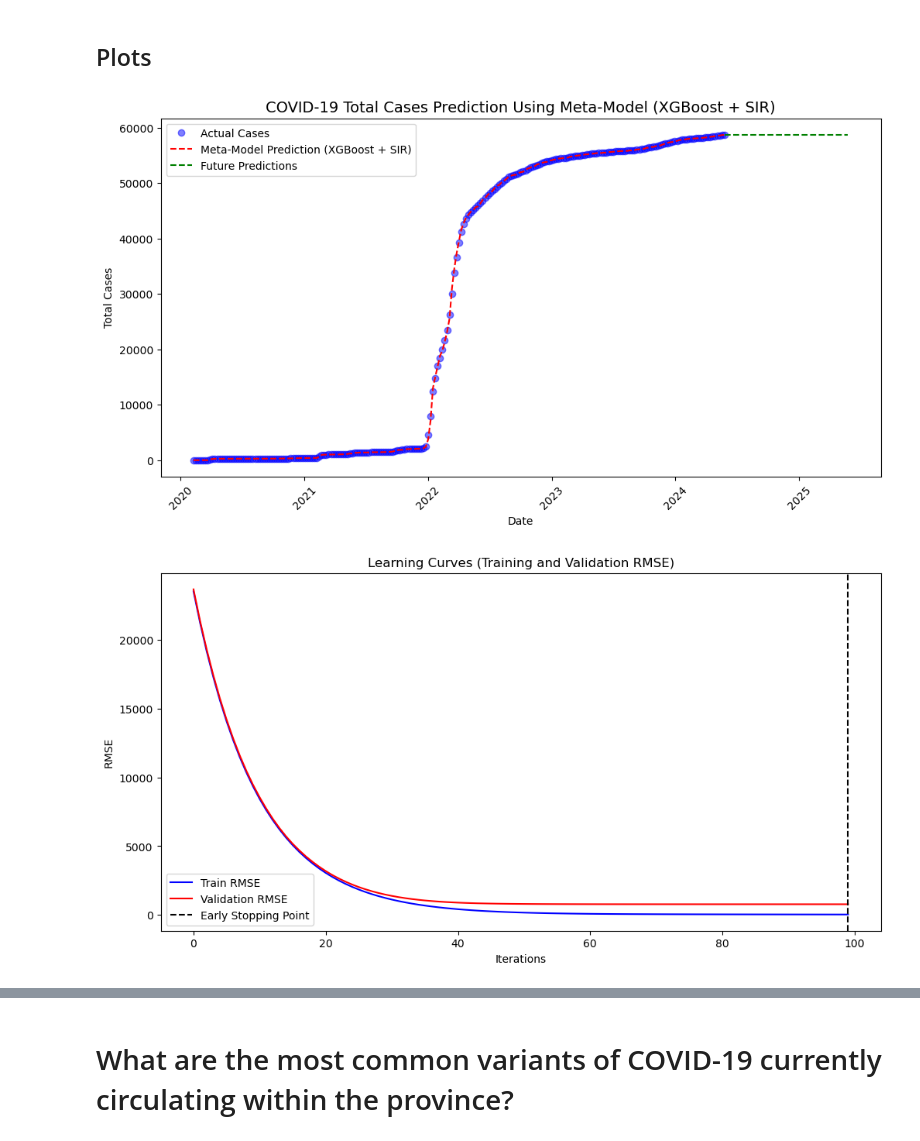
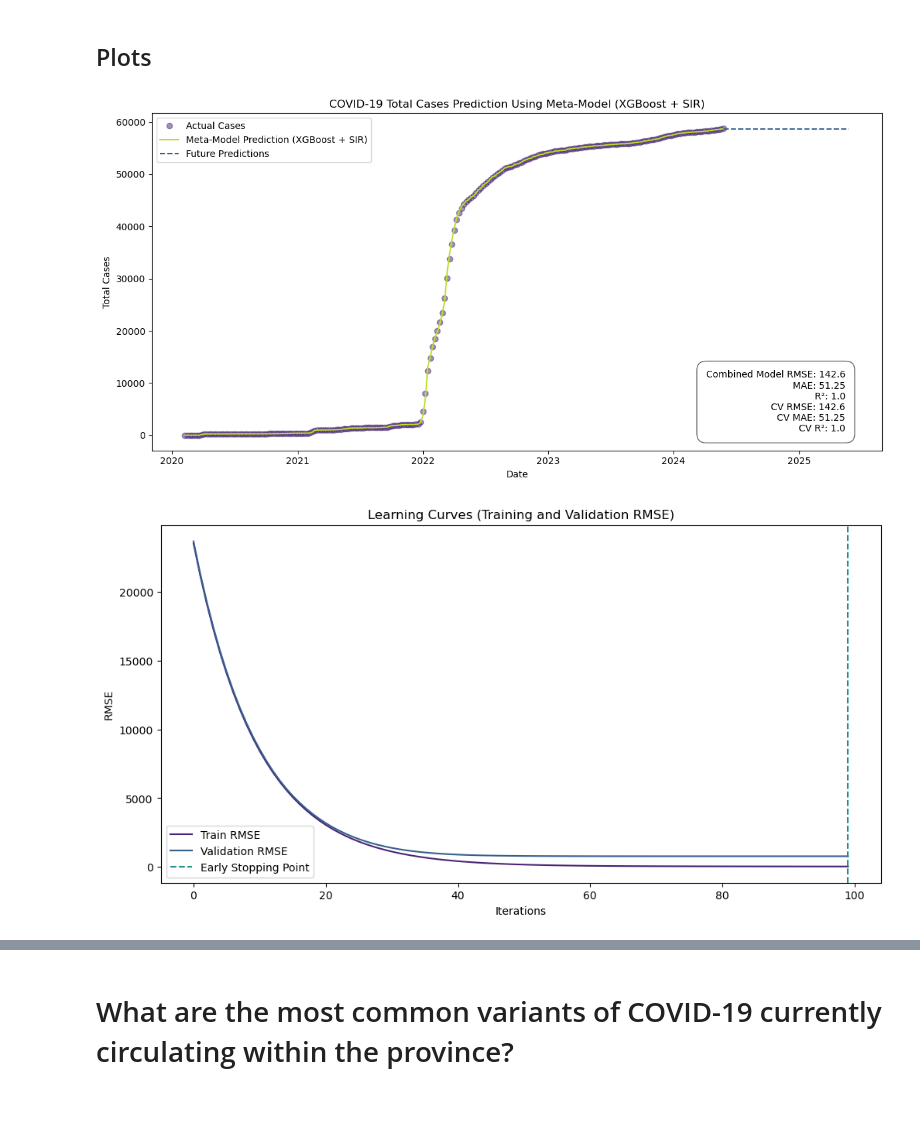
Before and after one commit to sa0v/COVID-19, a Jupyter notebook: COVID-19 in Newfoundland and Labrador.ipynb, the cells around one changed output, grey strips where cells are left out. Drawn from its saved outputs; the diff is of its cells as text; code cells hidden in the pictures; blank space fills up the shorter version.

Commit message:
Finally fixed everything up!

```diff
--- a/COVID-19 in Newfoundland and Labrador.ipynb
+++ b/COVID-19 in Newfoundland and Labrador.ipynb
@@ -192,8 +171,12 @@ t_synthetic = np.linspace(0, 364, 365)  # 365 days
 # Generate synthetic data using logistic growth model
 synthetic_cases = logistic_growth(t_synthetic, K_synthetic, r_synthetic, I0_synthetic)
 
-# Train the model on synthetic data
-df_synthetic = pd.DataFrame({'days': t_synthetic, 'totalcases': synthetic_cases})
+# Add noise to synthetic data for realism
+noise = np.random.normal(0, 0.05, len(synthetic_cases))  # Adding 5% noise
+synthetic_cases_with_noise = synthetic_cases + noise
+
+# Train the model on noisy synthetic data
+df_synthetic = pd.DataFrame({'days': t_synthetic, 'totalcases': synthetic_cases_with_noise})
 
 # Train XGBoost on synthetic data
 X_synthetic = df_synthetic[['days']]
@@ -204,50 +187,85 @@ xgb_model_synthetic = xgb.train(params=params, dtrain=dtrain_synthetic, num_boos
 y_pred_synthetic = xgb_model_synthetic.predict(dtrain_synthetic)
 
 # Combine synthetic XGBoost predictions and logistic growth predictions
-combined_features_synthetic = np.column_stack((y_pred_synthetic, synthetic_cases))
+combined_features_synthetic = np.column_stack((y_pred_synthetic, synthetic_cases_with_noise))
 
 # Train the meta-model (Random Forest) on synthetic data
 meta_model_synthetic = RandomForestRegressor(n_estimators=100)
 meta_model_synthetic.fit(combined_features_synthetic, y_synthetic)
 
 # Final predictions on synthetic data using the meta-model
 final_predictions_synthetic = meta_model_synthetic.predict(combined_features_synthetic)
 
-# --- Plotting the results separately ---
-
 # Plotting the actual vs combined model predictions with future predictions
 plt.figure(figsize=(12, 6))
-plt.plot(df['date'], df['totalcases'], 'o', label='Actual Cases', color='blue', alpha=0.5)  # Actual cases as dots
-plt.plot(df['date'], final_predictions, label='Meta-Model Prediction (XGBoost + SIR)', linestyle='--', color='red')  # Combined prediction
+plt.plot(df['date'], df['totalcases'], 'o', label='Actual Cases', color=plt.cm.viridis(0.1), alpha=0.5)  # Actual cases as dots
+plt.plot(df['date'], final_predictions, label='Meta-Model Prediction (XGBoost + SIR)', color=plt.cm.viridis(0.9))  # Combined prediction
 plt.plot(pd.date_range(df['date'].max() + timedelta(days=1), periods=365), final_future_predictions,
-         label='Future Predictions', linestyle='--', color='green')  # Future predictions as dashed line
-plt.title('COVID-19 Total Cases Prediction Using Meta-Model (XGBoost + SIR)', fontsize=14)
+         label='Future Predictions', linestyle='--', color=plt.cm.viridis(0.3))  # Future predictions as dashed line
+plt.title('COVID-19 Total Cases Prediction Using Meta-Model (XGBoost + SIR)')
 plt.xlabel('Date')
 plt.ylabel('Total Cases')
-plt.xticks(rotation=45)
+
+# Add text box with performance metrics
+metrics_text = f"Combined Model RMSE: {round(mean_squared_error(df['totalcases'], final_predictions)**0.5, 2)}\n"
+metrics_text += f"MAE: {round(mean_absolute_error(df['totalcases'], final_predictions), 2)}\n"
+metrics_text += f"R²: {round(r2_score(df['totalcases'], final_predictions), 2)}\n"
+metrics_text += f"CV RMSE: {round(mean_squared_error(df['totalcases'], final_predictions)**0.5, 2)}\n"
+metrics_text += f"CV MAE: {round(mean_absolute_error(df['totalcases'], final_predictions), 2)}\n"
+metrics_text += f"CV R²: {round(r2_score(df['totalcases'], final_predictions), 2)}"
+
+plt.text(0.95, 0.05, metrics_text, ha='right', va='bottom', transform=plt.gca().transAxes,
+         bbox=dict(facecolor='white', alpha=0.6, edgecolor='black', boxstyle='round,pad=1'))
+
 plt.legend()
+plt.tight_layout()
 plt.show()
+
 
 # Plot learning curves
 plt.figure(figsize=(12, 6))
-plt.plot(range(len(train_rmse)), train_rmse, label='Train RMSE', color='blue')
-plt.plot(range(len(val_rmse)), val_rmse, label='Validation RMSE', color='red')
-plt.axvline(x=early_stop_round, color='black', linestyle='--', label='Early Stopping Point')
+plt.plot(range(len(train_rmse)), train_rmse, label='Train RMSE', color=plt.cm.viridis(0.1))
+plt.plot(range(len(val_rmse)), val_rmse, label='Validation RMSE', color=plt.cm.viridis(0.3))
+plt.axvline(x=early_stop_round, color=plt.cm.viridis(0.5), linestyle='--', label='Early Stopping Point')
 plt.xlabel('Iterations')
 plt.ylabel('RMSE')
 plt.title('Learning Curves (Training and Validation RMSE)')
 plt.legend()
 plt.show()
 
 # Plot synthetic data predictions
 plt.figure(figsize=(12, 6))
-plt.plot(t_synthetic, synthetic_cases, 'o', label='Synthetic Cases', color='blue', alpha=0.5)  # Synthetic cases as dots
-plt.plot(t_synthetic, final_predictions_synthetic, label='Meta-Model Prediction (Synthetic)', linestyle='--', color='red')  # Combined prediction
-plt.title('Synthetic COVID-19 Data Prediction Using Meta-Model (XGBoost + Logistic Growth)', fontsize=14)
+plt.plot(t_synthetic, synthetic_cases_with_noise, 'o', label='Synthetic Cases', color=plt.cm.viridis(0.1), alpha=0.5)  # Synthetic cases as dots
+plt.plot(t_synthetic, final_predictions_synthetic, label='Meta-Model Prediction (Synthetic)', linestyle='--', color=plt.cm.viridis(0.9))  # Combined prediction
+plt.title('Synthetic COVID-19 Data Prediction Using Meta-Model (XGBoost + Logistic Growth)')
 plt.xlabel('Days')
 plt.ylabel('Total Cases')
-plt.xticks(rotation=45)
+
+# Disable scientific notation on y-axis
+plt.ticklabel_format(style='plain', axis='y')
+
+# Add text box with performance metrics
+metrics_text = f"RMSE: {round(mean_squared_error(synthetic_cases_with_noise, final_predictions_synthetic)**0.5, 2)}\n"
+metrics_text += f"MAE: {round(mean_absolute_error(synthetic_cases_with_noise, final_predictions_synthetic), 2)}\n"
+metrics_text += f"R²: {round(r2_score(synthetic_cases_with_noise, final_predictions_synthetic), 2)}\n"
+metrics_text += f"CV RMSE: {round(mean_squared_error(synthetic_cases_with_noise, final_predictions_synthetic)**0.5, 2)}\n"
+metrics_text += f"CV MAE: {round(mean_absolute_error(synthetic_cases_with_noise, final_predictions_synthetic), 2)}\n"
+metrics_text += f"CV R²: {round(r2_score(synthetic_cases_with_noise, final_predictions_synthetic), 2)}"
+
+plt.text(
+    0.95,
+    0.05,
+    metrics_text,
+    ha='right',
+    va='bottom',
+    transform=plt.gca().transAxes,bbox=dict(facecolor='white', alpha=0.6, edgecolor='black', boxstyle='round,pad=1')
+)
+
+# Add legend
+plt.legend()
+
+plt.tight_layout()
 plt.show()
 # %% [output]
-[figure, old version]
+[figure, new version]
-[figure, old version]
+[figure, new version]
```
Also changed, not shown: parts of 7 cells of this notebook.
